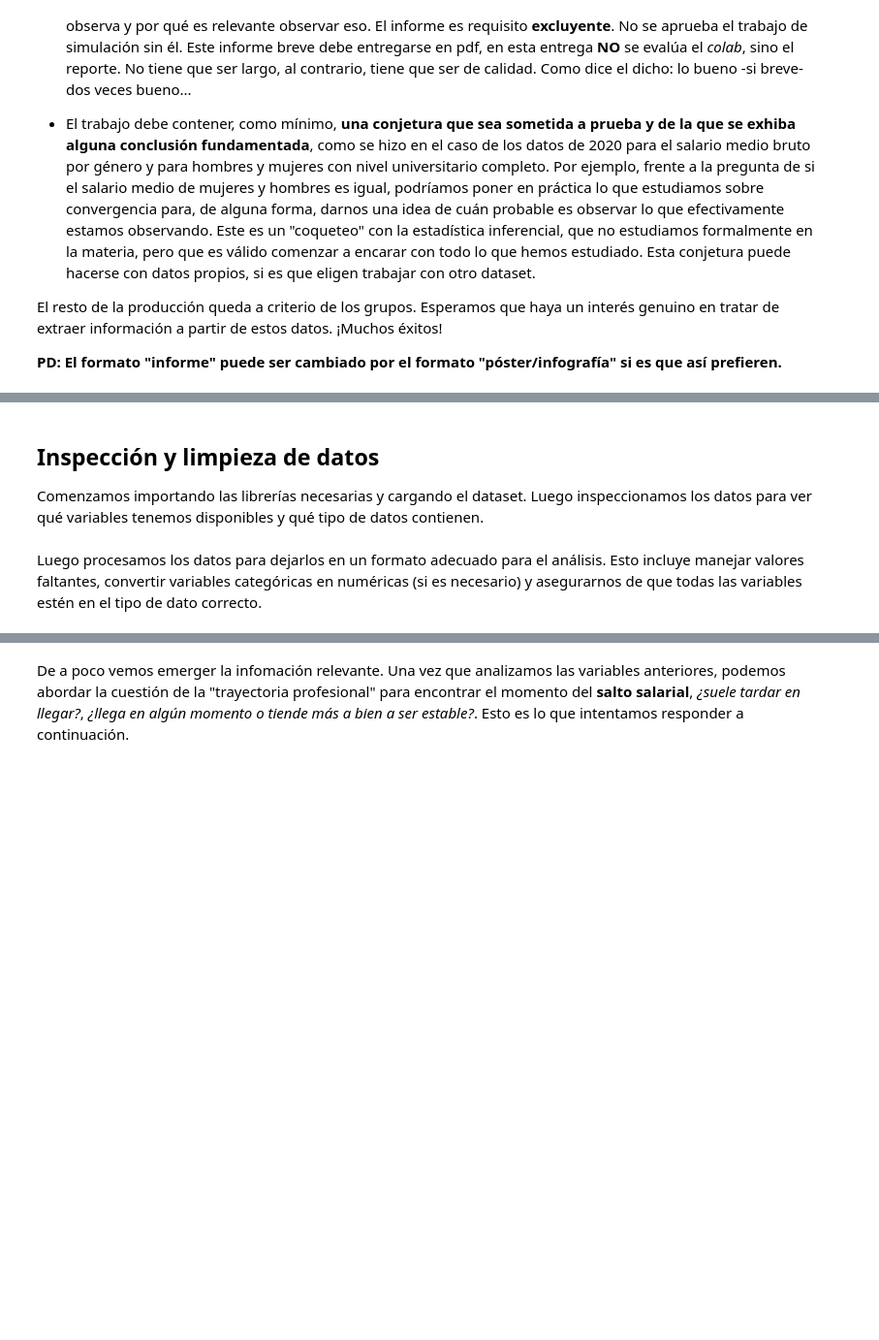
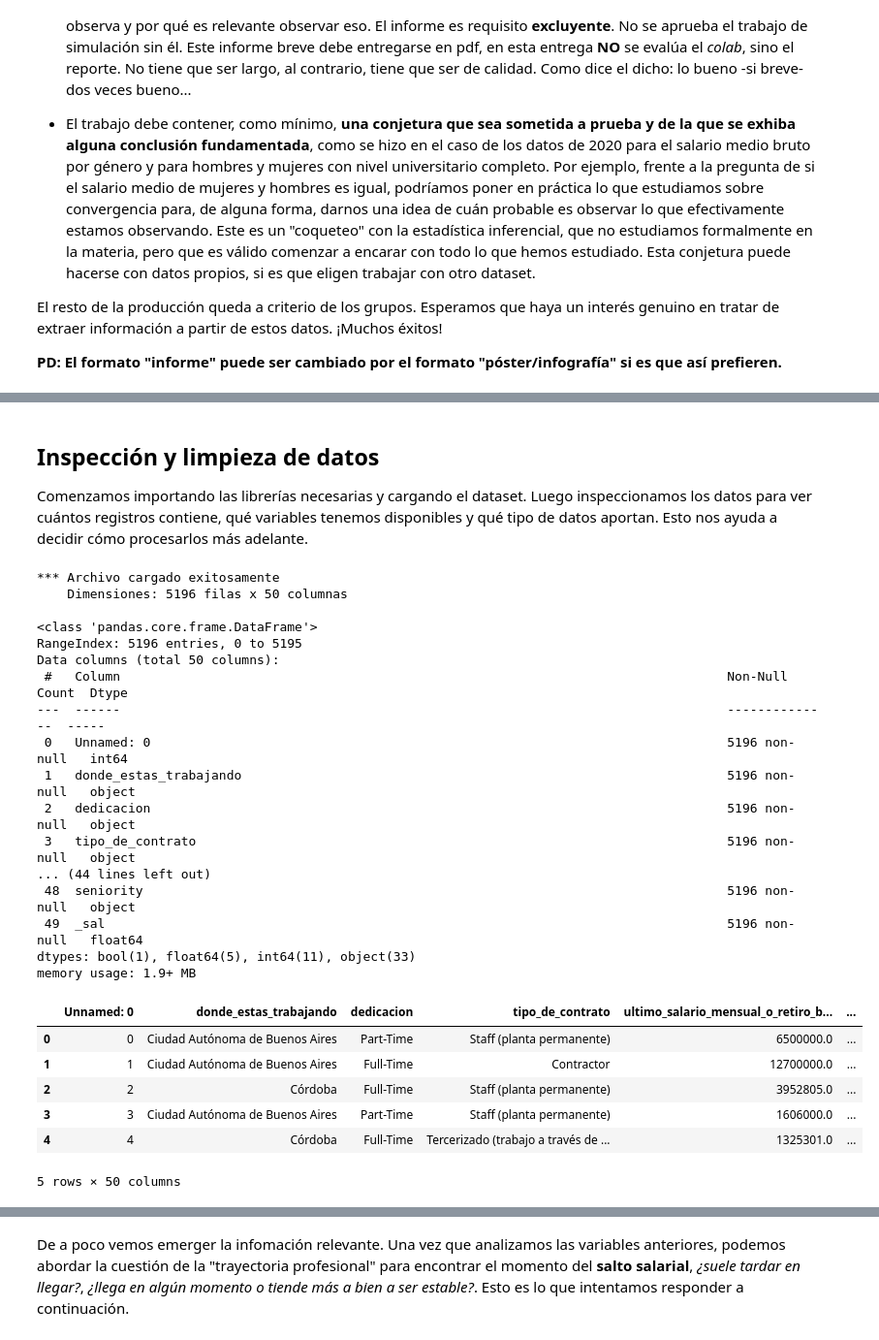
Before and after one commit to SabatoCom24212/EPDS_1A_2C25_Trabajo_de_simulaci-n_III, a Jupyter notebook: EPDS_1A_2C25_Trabajo_de_simulación_III.ipynb, the cells around one changed output, grey strips where cells are left out. Shown: that part at 97% size. Saved outputs shown, nothing was run; the diff lists cells and outputs as text; code cells hidden in the pictures; blank space fills up the shorter version.

```diff
--- a/EPDS_1A_2C25_Trabajo_de_simulación_III.ipynb
+++ b/EPDS_1A_2C25_Trabajo_de_simulación_III.ipynb
@@ -46,22 +57,50 @@ pio.templates.default = "plotly_white"
 # %% [markdown]
 ## Inspección y limpieza de datos
 
-Comenzamos importando las librerías necesarias y cargando el dataset. Luego inspeccionamos los datos para ver qué variables tenemos disponibles y qué tipo de datos contienen.
+Comenzamos importando las librerías necesarias y cargando el dataset. Luego inspeccionamos los datos para ver cuántos registros contiene, qué variables tenemos disponibles y qué tipo de datos aportan. Esto nos ayuda a decidir cómo procesarlos más adelante.
 # %%
+# [PASO 1] Carga del dataset
 file_path = 'data/Sysarmy_sueldos_2025.01CLEAN.csv'
 
 try:
     df = pd.read_csv(file_path, encoding='utf-8')
     print(f"*** Archivo cargado exitosamente")
     print(f"    Dimensiones: {df.shape[0]} filas x {df.shape[1]} columnas\n")
 except FileNotFoundError:
     print(f"ERROR: Archivo no encontrado en '{file_path}'")
     df = None
 except Exception as e:
     print(f"ERROR: {e}")
     df = None
 
 if df is None:
     raise Exception("No se pudo cargar el dataset")
+
+# Vista preliminar de las columnas y tipos de datos
+df.info()
+df.head()
+# %% [output]
+*** Archivo cargado exitosamente
+    Dimensiones: 5196 filas x 50 columnas
+
+<class 'pandas.core.frame.DataFrame'>
+RangeIndex: 5196 entries, 0 to 5195
+Data columns (total 50 columns):
+ #   Column                                                                                Non-Null Count  Dtype
+---  ------                                                                                --------------  -----
+ 0   Unnamed: 0                                                                            5196 non-null   int64
+ 1   donde_estas_trabajando                                                                5196 non-null   object
+ 2   dedicacion                                                                            5196 non-null   object
+ 3   tipo_de_contrato                                                                      5196 non-null   object
+... (44 lines left out)
+ 48  seniority                                                                             5196 non-null   object
+ 49  _sal                                                                                  5196 non-null   float64
+dtypes: bool(1), float64(5), int64(11), object(33)
+memory usage: 1.9+ MB
+|  | Unnamed: 0 | donde_estas_trabajando | dedicacion | tipo_de_contrato | ultimo_salario_mensual_o_retiro_b... | ... |
+| 0 | 0 | Ciudad Autónoma de Buenos Aires | Part-Time | Staff (planta permanente) | 6500000.0 | ... |
+| 1 | 1 | Ciudad Autónoma de Buenos Aires | Full-Time | Contractor | 12700000.0 | ... |
+| 2 | 2 | Córdoba | Full-Time | Staff (planta permanente) | 3952805.0 | ... |
+| 3 | 3 | Ciudad Autónoma de Buenos Aires | Part-Time | Staff (planta permanente) | 1606000.0 | ... |
+| 4 | 4 | Córdoba | Full-Time | Tercerizado (trabajo a través de ... | 1325301.0 | ... |
+5 rows × 50 columns
-# %% [markdown]
-Luego procesamos los datos para dejarlos en un formato adecuado para el análisis. Esto incluye manejar valores faltantes, convertir variables categóricas en numéricas (si es necesario) y asegurarnos de que todas las variables estén en el tipo de dato correcto.
```
Also changed, not shown: parts of 23 cells of this notebook.
